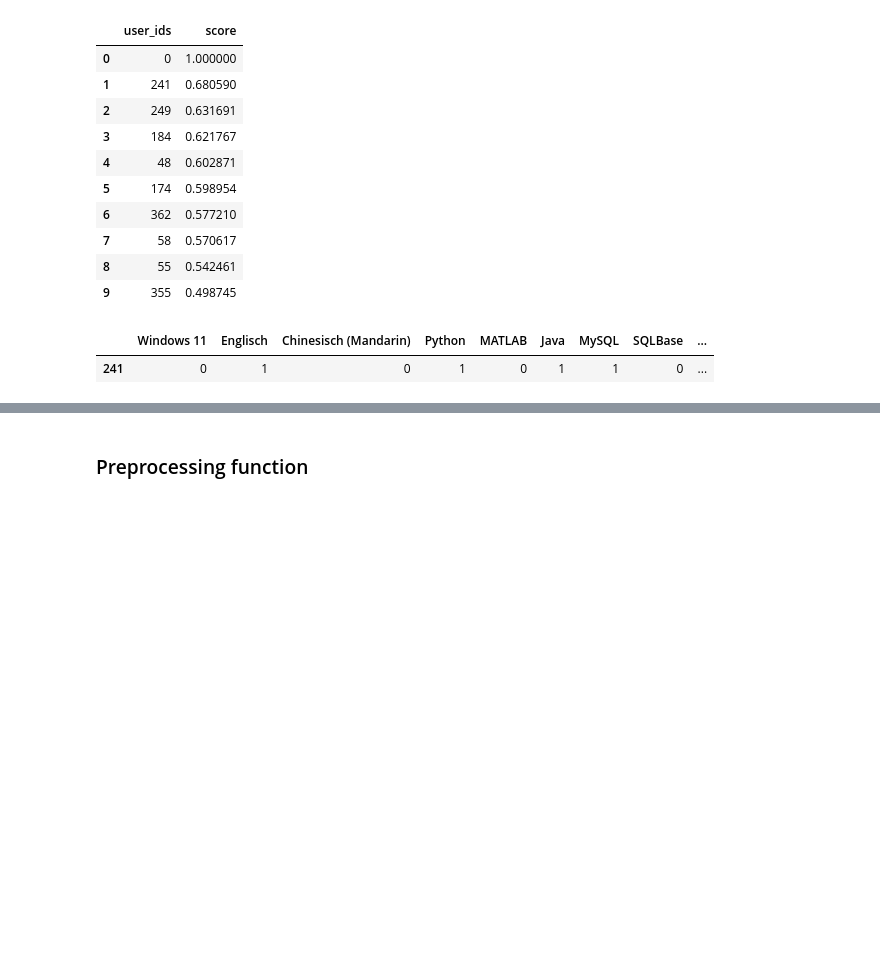
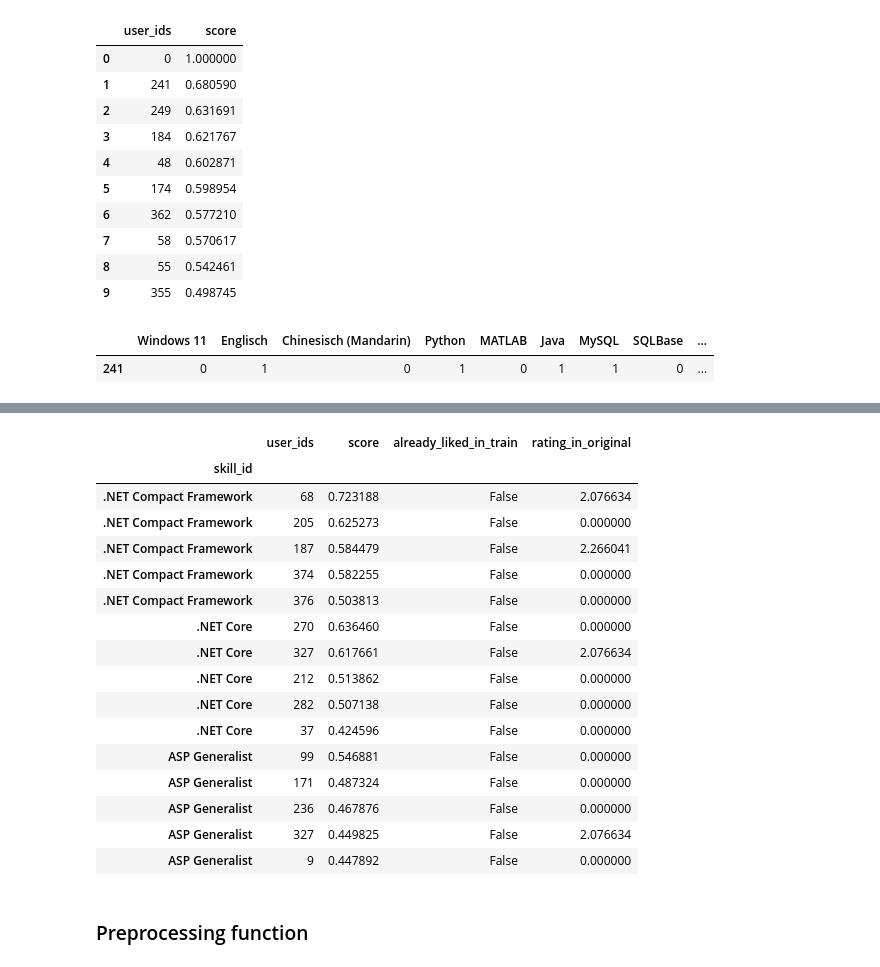
Before and after one commit to maximizer36/DS_AP, a Jupyter notebook: AP_binary_implicit_lib2.ipynb, the cells around one changed output, grey strips where cells are left out. Drawn from its saved outputs; the diff is of its cells as text; code cells hidden in the pictures; blank space fills up the shorter version.

Commit message:
rexommend users

```diff
--- a/AP_binary_implicit_lib2.ipynb
+++ b/AP_binary_implicit_lib2.ipynb
@@ -664,0 +693,6 @@ matrix[new_user_id_list].iloc[241].to_frame().T
+# %%
+id = 0
+user_ids, scores  = model_best_u.recommend(id, user_items= train_mat_u[id], N = 10 , filter_already_liked_items=False)
+user_ids, scores
+recommendations_df_u = pd.DataFrame({ "user": user_ids, "score": scores, "already_liked": np.in1d(user_ids, train_mat_u.tocsr()[id].indices)})
+recommendations_df_u
@@ -664,0 +731,7 @@ matrix[new_user_id_list].iloc[241].to_frame().T
+# %%
+# Id and skills
+dict_skills_id = {}
+for c,skill in enumerate(data_skills_row_norm.columns):
+        dict_skills_id[c] = skill
+
+dict_skills_id
@@ -665,3 +756,52 @@ matrix[new_user_id_list].iloc[241].to_frame().T
+# %%
+def do_recommendations_u (itemid, items_user_mat_train,full_data_mat ,n = 10):
+    df_list = []
+    for i in itemid:
+
+
+        #############
+        # Do recommendations for every user in the list. The known items are in the matrix the model was trained on
+        #############
+        user_ids, scores  = model_best_u.recommend(i, user_items= items_user_mat_train[i], N = n , filter_already_liked_items=True)
+        recommendations_df = pd.DataFrame({ "user_ids": matrix.T.columns[user_ids], "score": scores, "already_liked": np.in1d(user_ids, items_user_mat_train.tocsr()[i].indices)})
+        recommendations_df["skill_id"] = [i] * len(recommendations_df)
+        recommendations_df = recommendations_df.rename(columns = {"already_liked": "already_liked_in_train"})
+
+        #############
+        # Get all known skills for each user by indexing the full data matrix
+        #############
+        data_best_skill_id =pd.DataFrame.sparse.from_spmatrix(data = full_data_mat.tocsr()[0]).T.reset_index().rename(columns = {"index": "user_ids",0: "rating"}).sort_values(by = "rating", ascending = False)
+        data_best_skill_id["skill_id"] = [i] * len(data_best_skill_id)
+
+        #############
+        # Merge both df in order to see, if the recommended skills are the skills, which the user already knows, but were left out in the trainings data
+        #############
+        recommendations_df = recommendations_df.merge(data_best_skill_id, on = ["user_ids","skill_id"], how = "left").rename(columns = {"rating": "rating_in_original"})
+        recommendations_df.set_index("skill_id", inplace = True)
+        recommendations_df = recommendations_df.rename(index=dict_skills_id)
+        df_list.append(recommendations_df)
+    return pd.concat(df_list)
+# %%
+results_test = do_recommendations_u([0,1,10], train_mat_u, data_best_u, n = 5)
+results_test
+# %% [output]
+|  | user_ids | score | already_liked_in_train | rating_in_original |
+| skill_id |  |  |  |  |
+| .NET Compact Framework | 68 | 0.723188 | False | 2.076634 |
+| .NET Compact Framework | 205 | 0.625273 | False | 0.000000 |
+| .NET Compact Framework | 187 | 0.584479 | False | 2.266041 |
+| .NET Compact Framework | 374 | 0.582255 | False | 0.000000 |
+| .NET Compact Framework | 376 | 0.503813 | False | 0.000000 |
+| .NET Core | 270 | 0.636460 | False | 0.000000 |
+| .NET Core | 327 | 0.617661 | False | 2.076634 |
+| .NET Core | 212 | 0.513862 | False | 0.000000 |
+| .NET Core | 282 | 0.507138 | False | 0.000000 |
+| .NET Core | 37 | 0.424596 | False | 0.000000 |
+| ASP Generalist | 99 | 0.546881 | False | 0.000000 |
+| ASP Generalist | 171 | 0.487324 | False | 0.000000 |
+| ASP Generalist | 236 | 0.467876 | False | 0.000000 |
+| ASP Generalist | 327 | 0.449825 | False | 2.076634 |
+| ASP Generalist | 9 | 0.447892 | False | 0.000000 |
 # %% [markdown]
 ### Preprocessing function
 # %%
```
Also changed, not shown: parts of 16 cells of this notebook.
